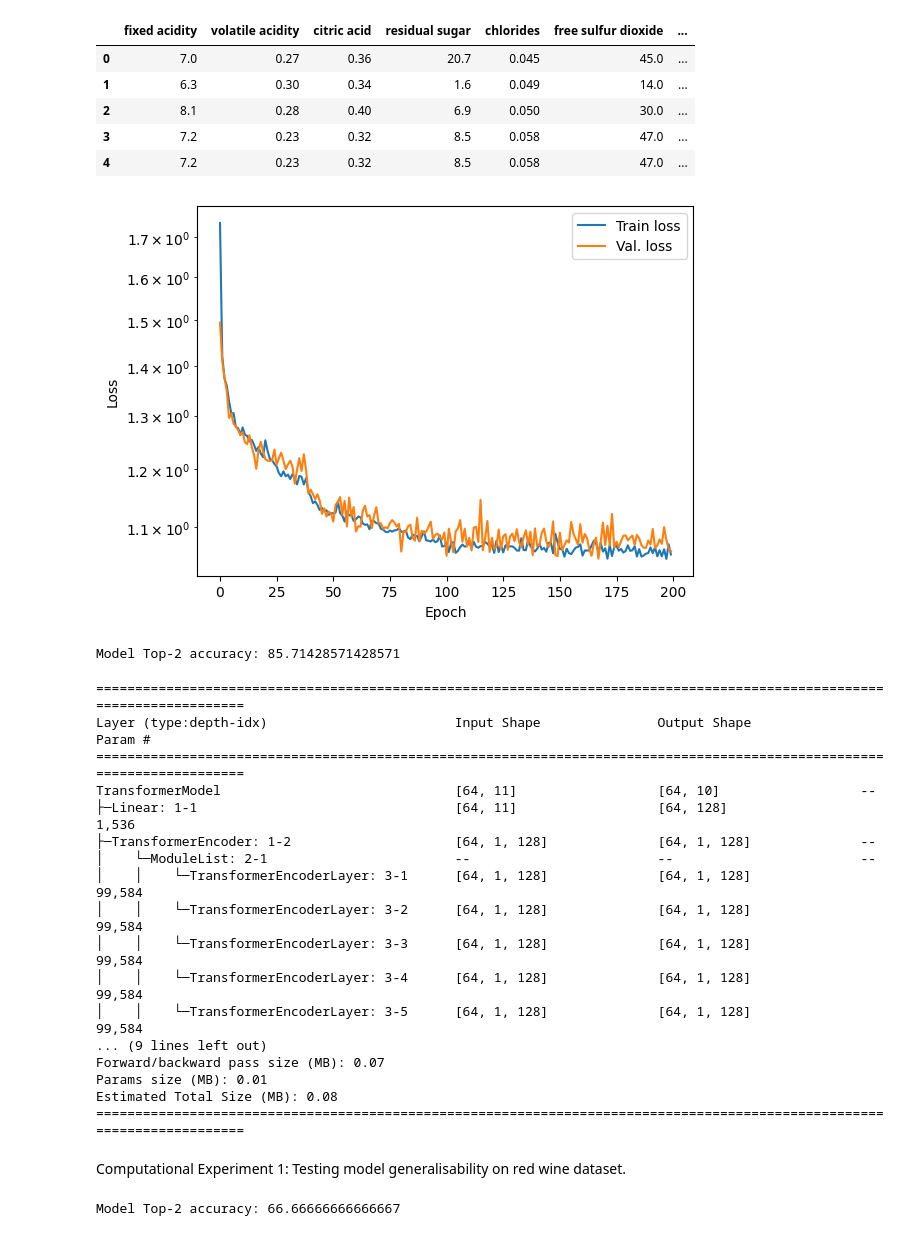
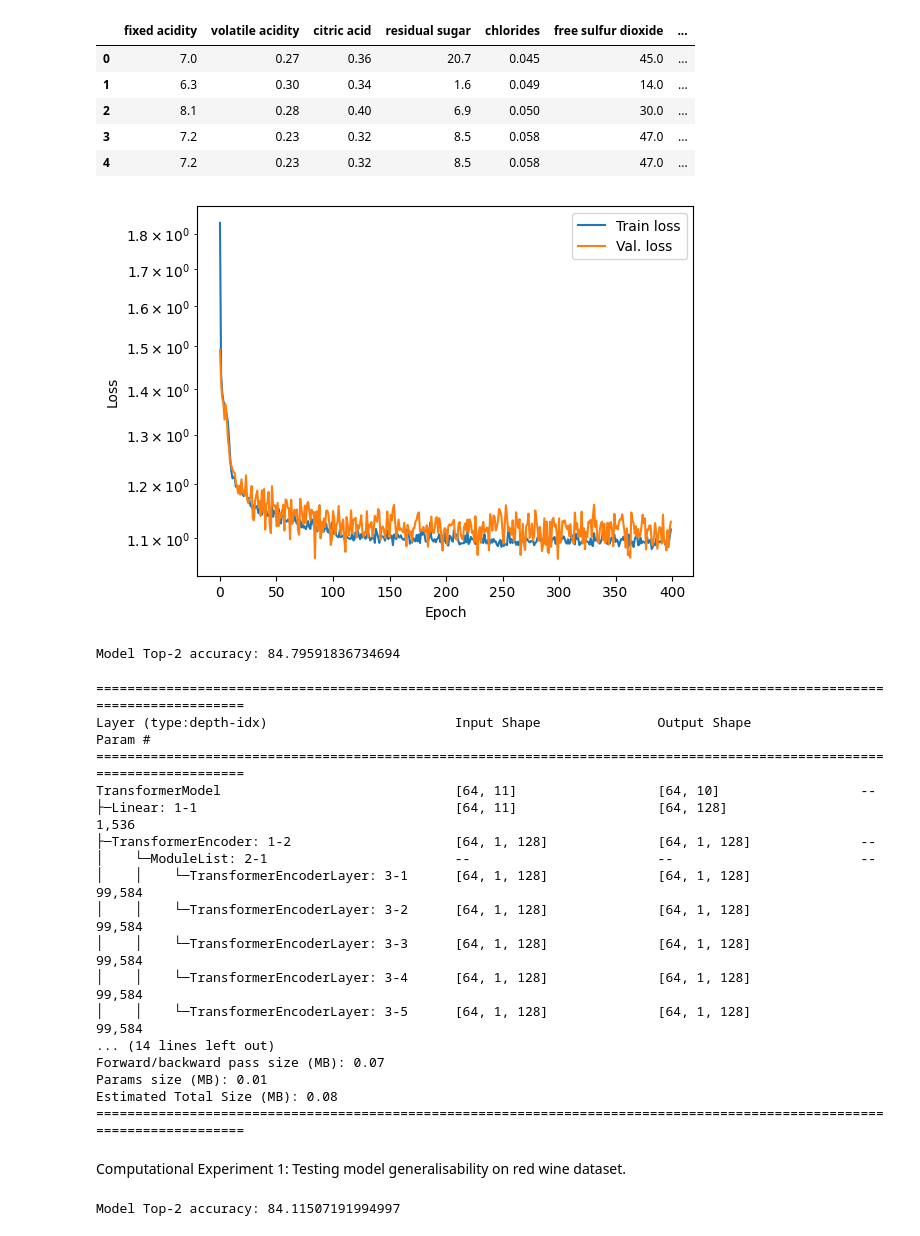
Before and after one commit to atticusjohnston/wine-quality-prediction, a Jupyter notebook: main.ipynb, the cells around one changed output. Cells and saved outputs as stored; diff of their text form; code cells hidden in the pictures.

```diff
--- a/main.ipynb
+++ b/main.ipynb
@@ -105,7 +105,7 @@ class SimpleNet(nn.Module):
         return x
 
 class TransformerModel(nn.Module):
-    def __init__(self, input_size, output_size, num_layers=10, num_heads=16, hidden_size=128, dropout=0.5):
+    def __init__(self, input_size, output_size, num_layers, num_heads, hidden_size, dropout):
         super(TransformerModel, self).__init__()
 
         # Embedding layer
@@ -136,7 +136,8 @@ class TransformerModel(nn.Module):
 
         return x
 # %%
-def train(model, device, train_loader, optimiser, nepoch):
+def train(model, device, train_loader, optimiser, nepoch, scheduler_step_size, scheduler_gamma):
+    scheduler = torch.optim.lr_scheduler.StepLR(optimiser, step_size=scheduler_step_size, gamma=scheduler_gamma)
     model.to(device)
 
     train_losses, val_losses = [], []
@@ -187,24 +188,23 @@ def train(model, device, train_loader, optimiser, nepoch):
     plt.xlabel("Epoch")
     plt.ylabel("Loss")
     plt.show()
+
     notify("Training Finished", "")
+    # print("Final training loss:  ", round(train_losses[-1], 4))
+    # print("Final validation loss:", round(val_losses[-1], 4))
 
 def test(model, device, test_loader):
     model.to(device)
 
-    true_positives = np.zeros(10)
-    false_positives = np.zeros(10)
-    false_negatives = np.zeros(10)
-
     correct, total = 0, 0
-    baseModel.eval()
+    model.eval()
 
     with torch.no_grad():
         for batch in test_loader:
             inputs, targets = batch['features'], batch['target']
             inputs, targets = inputs.to(device), targets.to(device)
 
-            outputs = baseModel(inputs)
+            outputs = model(inputs)
 
             # predicted = torch.argmax(outputs, dim=1)
             predicted = torch.topk(outputs, 2, dim=1).indices
@@ -213,19 +213,19 @@ def test(model, device, test_loader):
             total += targets.size(0)
             correct += torch.sum(torch.any(predicted.eq(actual.unsqueeze(1)), dim=1)).item() # ChatGPT output. Include in write-up.
 
-    acc = 100 * correct / total
+    acc = round(100 * correct / total, 4)
     return acc
 # %%
-baseModel = TransformerModel(input_size=whiteFeatures.shape[1], output_size=len(classes), num_layers=5, num_heads=16, hidden_size=128, dropout=0.5)
+baseModel = TransformerModel(input_size=whiteFeatures.shape[1], output_size=len(classes), num_layers=10, num_heads=16, hidden_size=128, dropout=0.5)
 criterion = nn.CrossEntropyLoss()
 optimiser = torch.optim.Adam(baseModel.parameters(), lr=1e-4, weight_decay=1e-5)
-scheduler = torch.optim.lr_scheduler.StepLR(optimiser, step_size=100, gamma=0.1)
+
 
 device = torch.device("cpu")
 # device = torch.device("mps" if torch.backends.mps.is_built() else "cpu")
 
-nepoch = 200
+nepoch = 400
 
-train(baseModel, device, train_loader, optimiser, nepoch)
+train(baseModel, device, train_loader, optimiser, nepoch, 100, 0.1)
 # %% [output]
-[figure, old version]
+[figure, new version]
@@ -235,9 +232,9 @@ train(baseModel, device, train_loader, optimiser, nepoch)
 # %%
 # Testing the model on withheld white wine data.
-acc = test(baseModel, device, test_loader)
-print("Model Top-2 accuracy:", acc)
+white_base_acc = test(baseModel, device, test_loader)
+print("Model Top-2 accuracy:", white_base_acc)
 # %% [output]
-Model Top-2 accuracy: 85.71428571428571
+Model Top-2 accuracy: 84.79591836734694
 # %%
 # Printing model summary
 import torchinfo
@@ -255,7 +252,7 @@ TransformerModel                              [64, 11]                  [64, 10]
 │    │    └─TransformerEncoderLayer: 3-3      [64, 1, 128]              [64, 1, 128]              99,584
 │    │    └─TransformerEncoderLayer: 3-4      [64, 1, 128]              [64, 1, 128]              99,584
 │    │    └─TransformerEncoderLayer: 3-5      [64, 1, 128]              [64, 1, 128]              99,584
-... (9 lines left out)
+... (14 lines left out)
 Forward/backward pass size (MB): 0.07
 Params size (MB): 0.01
 Estimated Total Size (MB): 0.08
@@ -264,10 +261,7 @@ Estimated Total Size (MB): 0.08
 Computational Experiment 1: Testing model generalisability on red wine dataset.
 # %%
 # Testing the model on red wine data.
-correct, total = 0, 0
-baseModel.eval()
-
-red_acc = test(baseModel, device, red_test_loader)
-print("Model Top-2 accuracy:", red_acc)
+red_base_acc = test(baseModel, device, red_test_loader)
+print("Model Top-2 accuracy:", red_base_acc)
 # %% [output]
-Model Top-2 accuracy: 66.66666666666667
+Model Top-2 accuracy: 84.11507191994997
```
Also changed, not shown: parts of 2 cells of this notebook.
